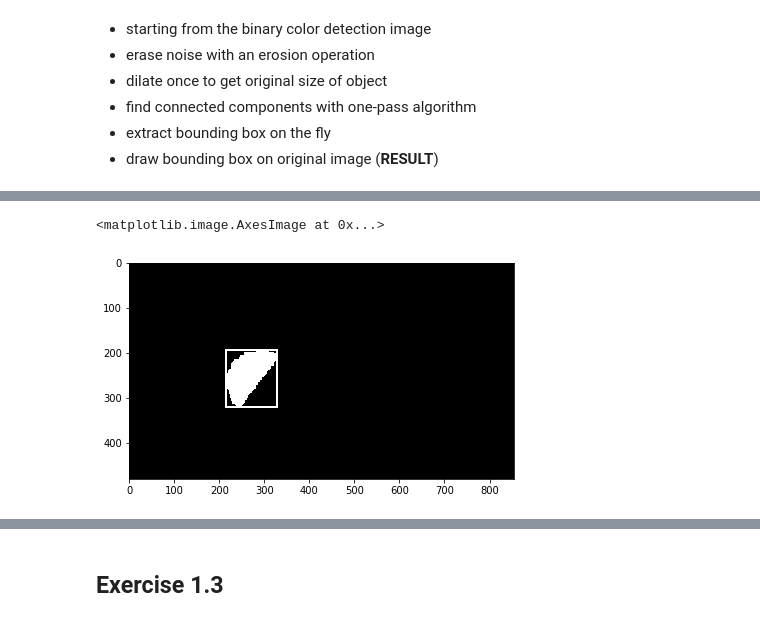
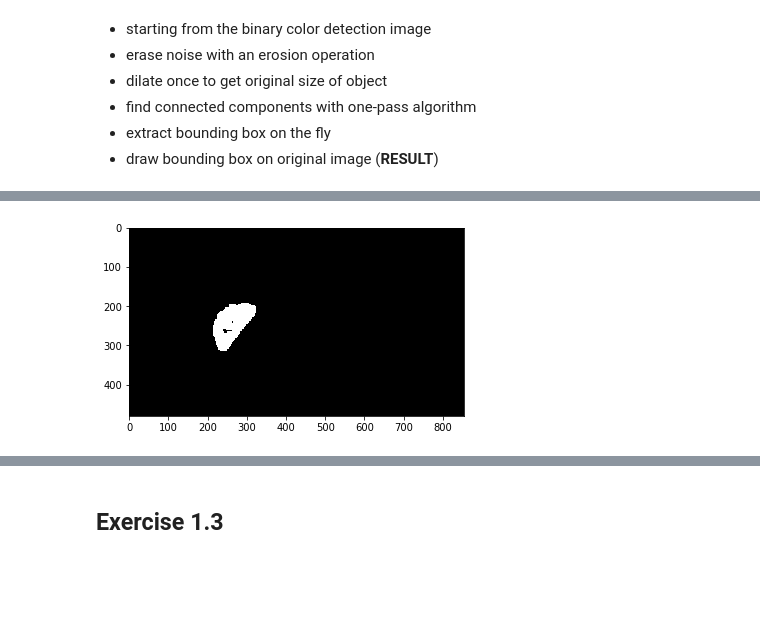
Before and after one commit to AbdBarho/CV19-20, a Jupyter notebook: 01_colorspaces.ipynb, the cells around one changed output, grey strips where cells are left out. Drawn from its saved outputs; the diff is of its cells as text; code cells hidden in the pictures; blank space fills up the shorter version.

```diff
--- a/01_colorspaces.ipynb
+++ b/01_colorspaces.ipynb
@@ -86,5 +63,10 @@ def write_bounding_box(img, minx, maxx, miny, maxy):
-# %%
-io.imshow(cv2.rectangle(temp, (minx, miny), (maxx, maxy), 1, 3))
-# %% [output]
-<matplotlib.image.AxesImage at 0x...>
-[figure, removed]
+# %%
+kernel = np.ones((15, 15), np.uint8)
+def reduce_noise(image):
+    image = cv2.erode(image, kernel)
+    return cv2.dilate(image, kernel)
+
+cleaned_binary = reduce_noise(deepcopy(binary_img))
+show_binary(cleaned_binary)
+# %% [output]
+[figure, added]
```
Also changed, not shown: parts of 15 cells of this notebook, 1 other file.
